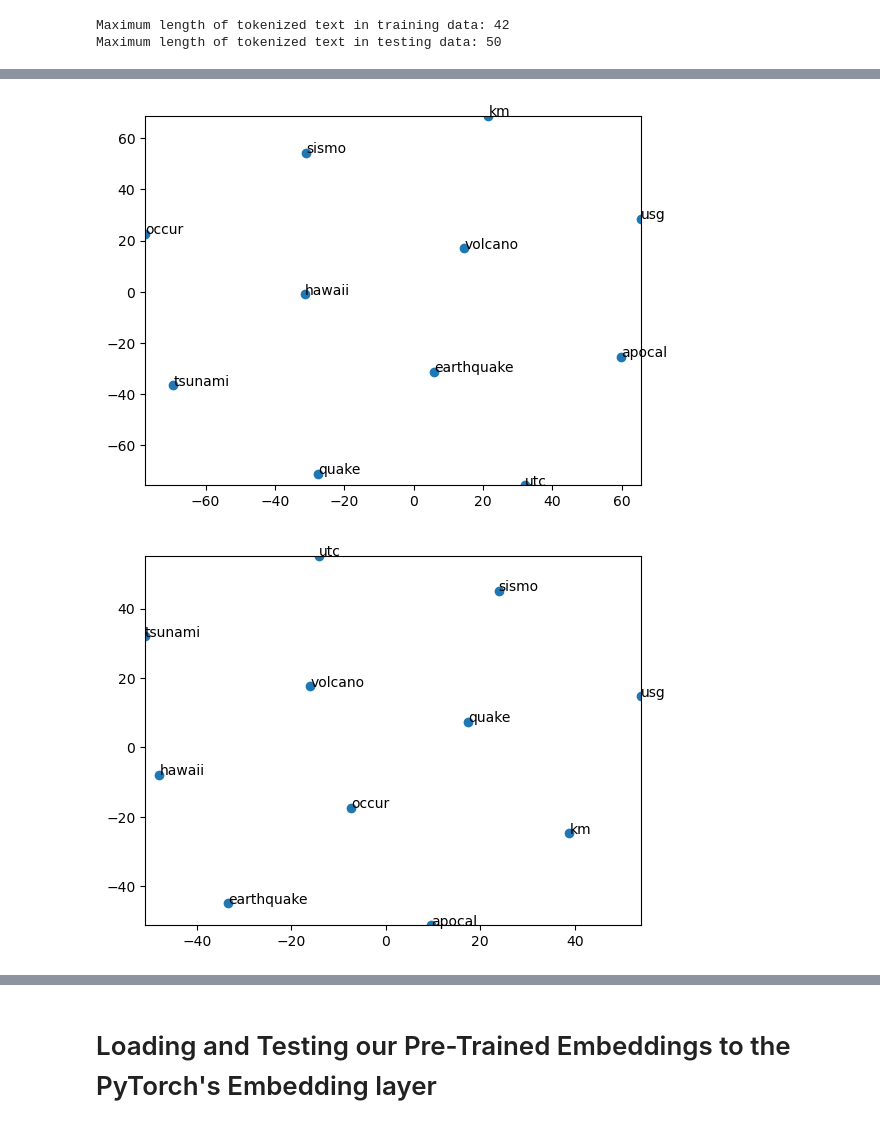
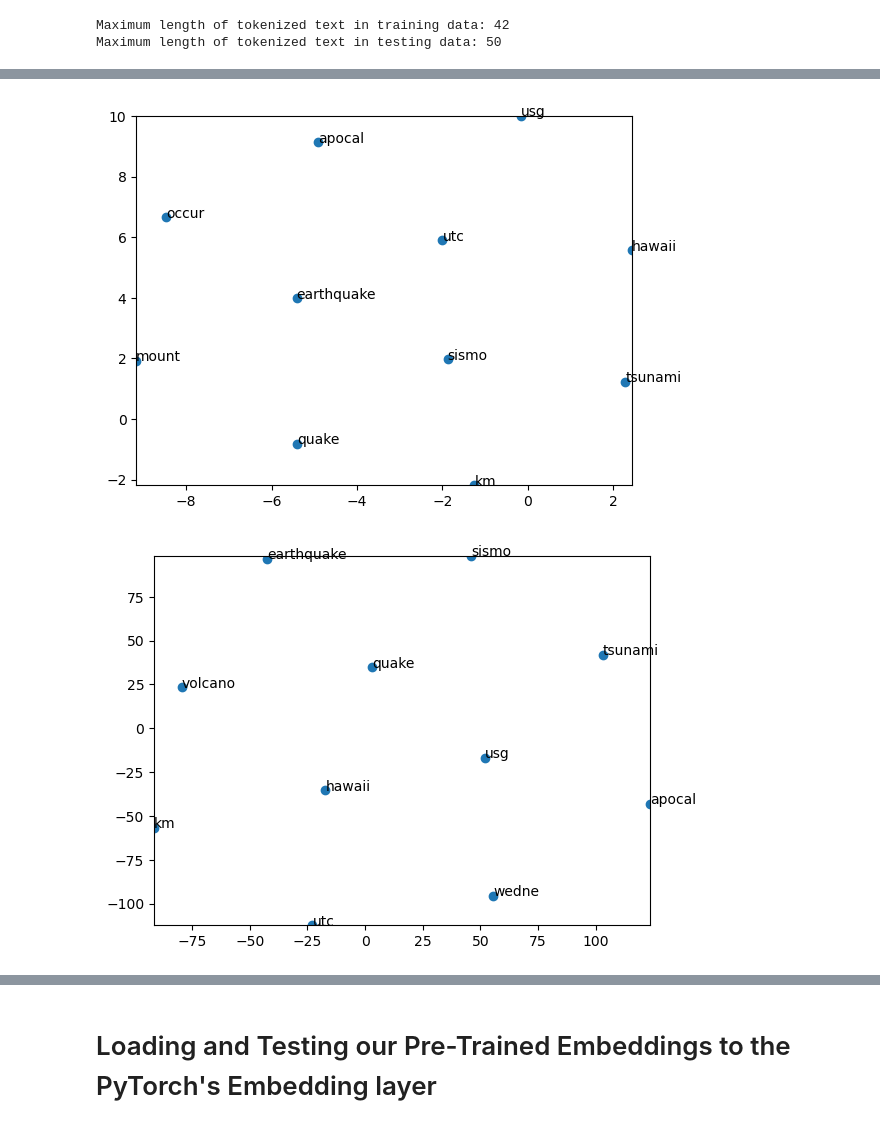
Before and after one commit to LuisPHenriques/TAAC-Project, a Jupyter notebook: NLP Project/notebook.ipynb, the cells around one changed output, grey strips where cells are left out. Cells and saved outputs as stored; diff of their text form; code cells hidden in the pictures.

```diff
--- a/NLP Project/notebook.ipynb
+++ b/NLP Project/notebook.ipynb
@@ -692,18 +744,18 @@ Maximum length of tokenized text in training data: 42
 Maximum length of tokenized text in testing data: 50
 # %%
 # Train Word2Vec model
-cbow_model = Word2Vec(sentences = tweets_train['tokenized_text'], vector_size = 128, window = 10, min_count = 1, workers = 4, sg = 0, epochs = 64)
+cbow_model = Word2Vec(sentences = tweets_train['tokenized_text'], vector_size = 512, window = 10, min_count = 1, workers = 4, sg = 0, epochs = 128)
 # Add the <pad> token to the cbow_model so that the last token is the <pad> token
 cbow_model.wv.key_to_index['<pad>'] = len(cbow_model.wv)
 # Add the embedding of <pad> token to the cbow_model
-cbow_model.wv.vectors = np.append(cbow_model.wv.vectors, np.zeros((1, 128)), axis=0)
+cbow_model.wv.vectors = np.append(cbow_model.wv.vectors, np.zeros((1, 512)), axis=0)
 
 
-skipgram_model = Word2Vec(sentences = tweets_train['tokenized_text'], vector_size = 128, window = 10, min_count = 1, workers = 4, sg = 1, epochs = 64)
+skipgram_model = Word2Vec(sentences = tweets_train['tokenized_text'], vector_size = 512, window = 10, min_count = 1, workers = 4, sg = 1, epochs = 128)
 # Add the <pad> token to the skipgram_model so that the last token is the <pad> token
 skipgram_model.wv.key_to_index['<pad>'] = len(skipgram_model.wv)
 # Add the embedding of <pad> token to the skipgram_model
-skipgram_model.wv.vectors = np.append(skipgram_model.wv.vectors, np.zeros((1, 128)), axis=0)
+skipgram_model.wv.vectors = np.append(skipgram_model.wv.vectors, np.zeros((1, 512)), axis=0)
 
 # Add the <pad> token to all the tokenized text until the length of each tokenized text is 50
 tweets_train['tokenized_text'] = tweets_train['tokenized_text'].apply(lambda tokens: tokens + ['<pad>'] * (50 - len(tokens)))
@@ -736,11 +788,11 @@ Testing data
 | 3 | Apocalypse lighting. #Spokane #wi... | 1 | apocalypse lighting spokane wildfire | [apocalypse, light, ing, spo, k, ... | [0.0, 0.0, 0.0, 0.0, 0.0, 0.0, 0.... | [720, 294, 19, 1455, 21, 748, 236... | [720, 294, 19, 1455, 21, 748, 236... |
 | 4 | Typhoon Soudelor kills 28 in Chin... | 1 | typhoon soudelor kill china taiwan | [typhoon, soudelor, kill, china, ... | [0.0, 0.0, 0.0, 0.0, 0.0, 0.0, 0.... | [385, 986, 63, 569, 1776, 2899, 2... | [385, 986, 63, 569, 1776, 2899, 2... |
 # %%
-TSNE_10ClosestWords(cbow_model, 'earthquake', 128)
+TSNE_10ClosestWords(cbow_model, 'earthquake', 512)
 # %% [output]
-[figure, old version]
+[figure, new version]
 # %%
-TSNE_10ClosestWords(skipgram_model, 'earthquake', 128)
+TSNE_10ClosestWords(skipgram_model, 'earthquake', 512)
 # %% [output]
-[figure, old version]
+[figure, new version]
 # %%
```
Also changed, not shown: parts of 31 cells of this notebook.
